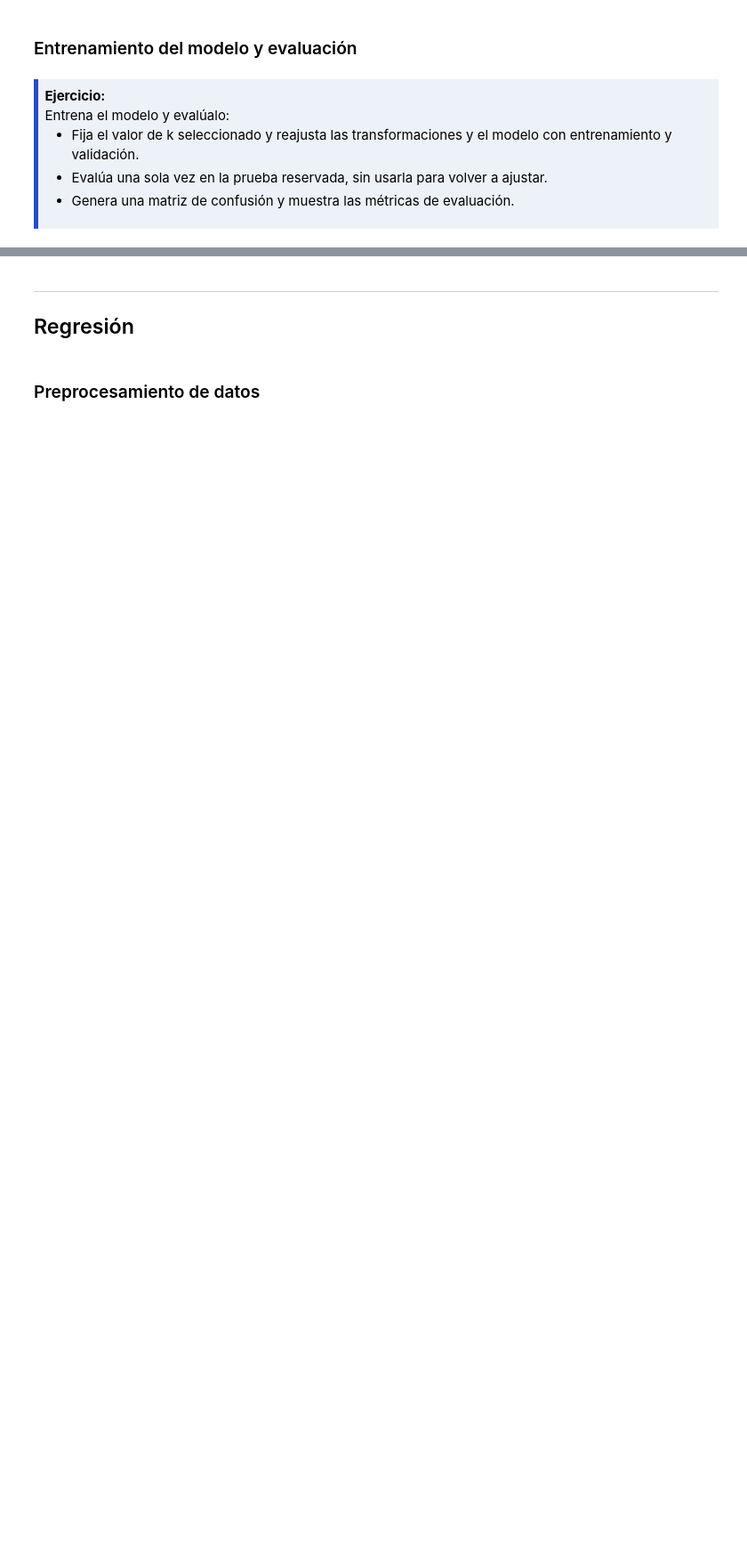
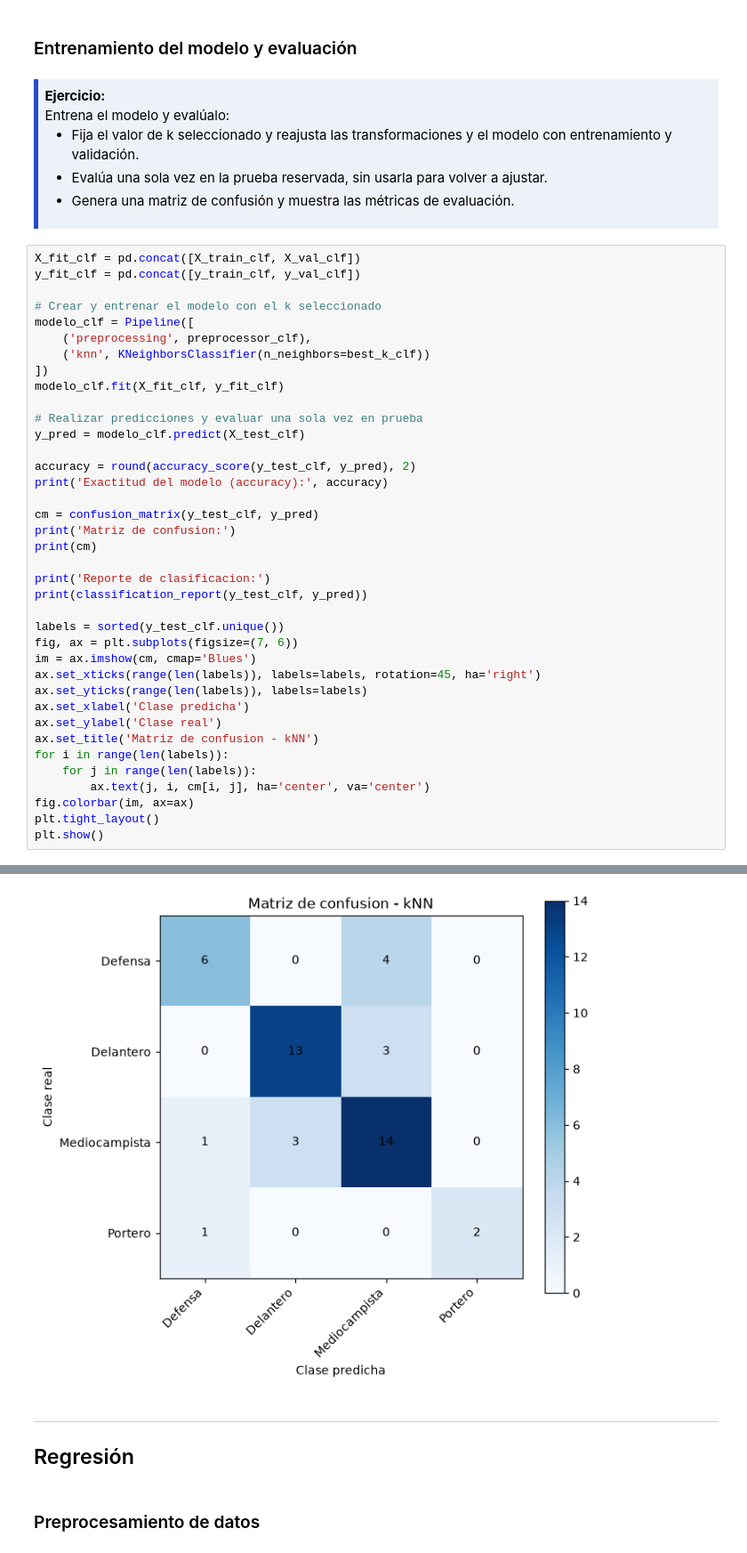
Before and after one commit to juanfercaicedo/AprendizajeAutomaticoInicial, a Jupyter notebook: Deber/05-kNN.ipynb, the cells around one changed output, grey strips where cells are left out. Shown at 89% size. Cells and saved outputs as stored; diff of their text form; blank space fills up the shorter version.

```diff
--- a/Deber/05-kNN.ipynb
+++ b/Deber/05-kNN.ipynb
@@ -128,3 +222,42 @@ drop_cols_clf = [
   <li>Genera una matriz de confusión y muestra las métricas de evaluación.</li>
 </ul>
 </div>
+# %%
+X_fit_clf = pd.concat([X_train_clf, X_val_clf])
+y_fit_clf = pd.concat([y_train_clf, y_val_clf])
+
+# Crear y entrenar el modelo con el k seleccionado
+modelo_clf = Pipeline([
+    ('preprocessing', preprocessor_clf),
+    ('knn', KNeighborsClassifier(n_neighbors=best_k_clf))
+])
+modelo_clf.fit(X_fit_clf, y_fit_clf)
+
+# Realizar predicciones y evaluar una sola vez en prueba
+y_pred = modelo_clf.predict(X_test_clf)
+
+accuracy = round(accuracy_score(y_test_clf, y_pred), 2)
+print('Exactitud del modelo (accuracy):', accuracy)
+
+cm = confusion_matrix(y_test_clf, y_pred)
+print('Matriz de confusion:')
+print(cm)
+
+print('Reporte de clasificacion:')
+print(classification_report(y_test_clf, y_pred))
+
+labels = sorted(y_test_clf.unique())
+fig, ax = plt.subplots(figsize=(7, 6))
+im = ax.imshow(cm, cmap='Blues')
+ax.set_xticks(range(len(labels)), labels=labels, rotation=45, ha='right')
+ax.set_yticks(range(len(labels)), labels=labels)
+ax.set_xlabel('Clase predicha')
+ax.set_ylabel('Clase real')
+ax.set_title('Matriz de confusion - kNN')
+for i in range(len(labels)):
+    for j in range(len(labels)):
+        ax.text(j, i, cm[i, j], ha='center', va='center')
+fig.colorbar(im, ax=ax)
+plt.tight_layout()
+plt.show()
+# %% [output]
@@ -131,3 +281,4 @@ drop_cols_clf = [
+[figure, added]
 # %% [markdown]
 ---
 ## <font color='264CC7'> Regresión </font>
```
Also changed, not shown: parts of 9 cells of this notebook.
